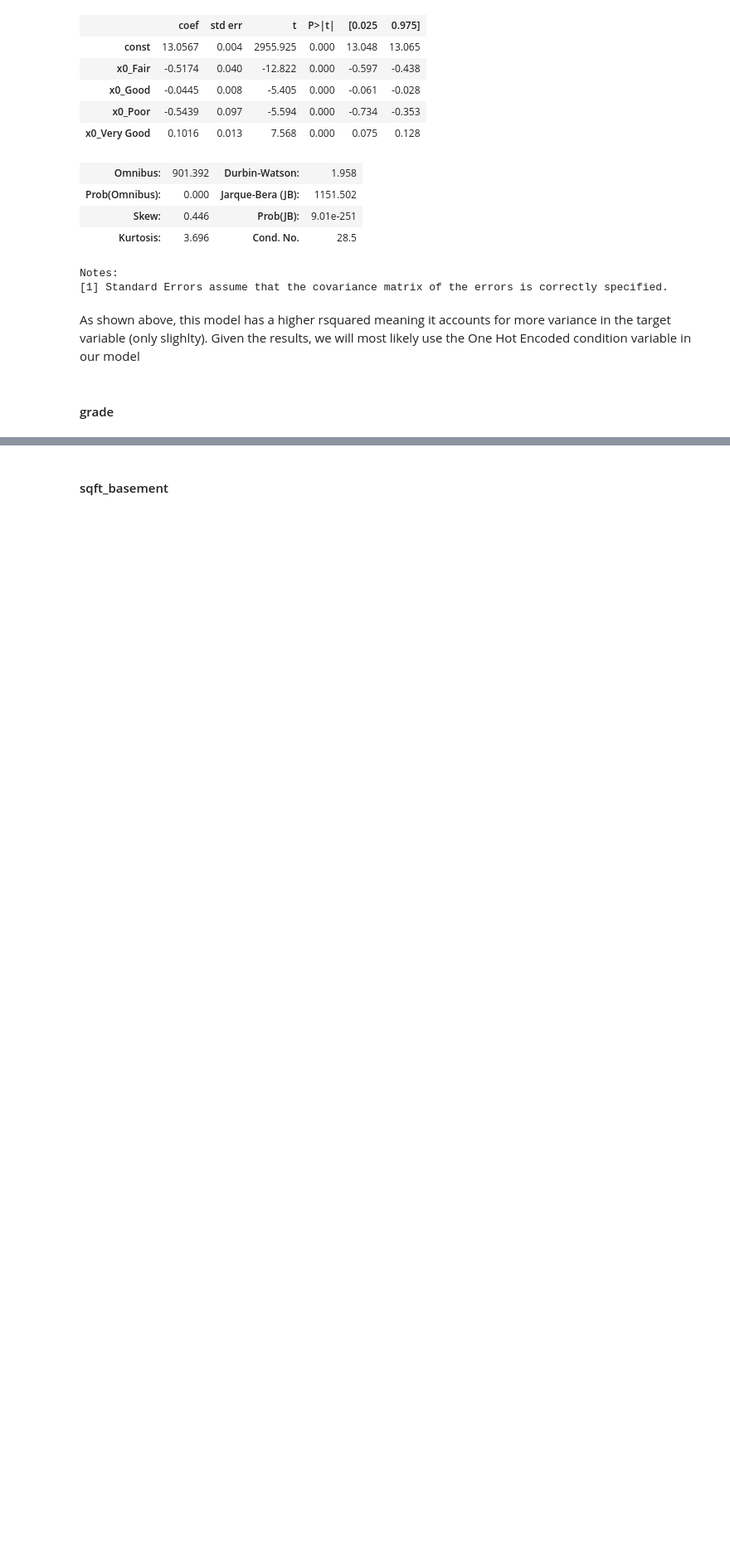
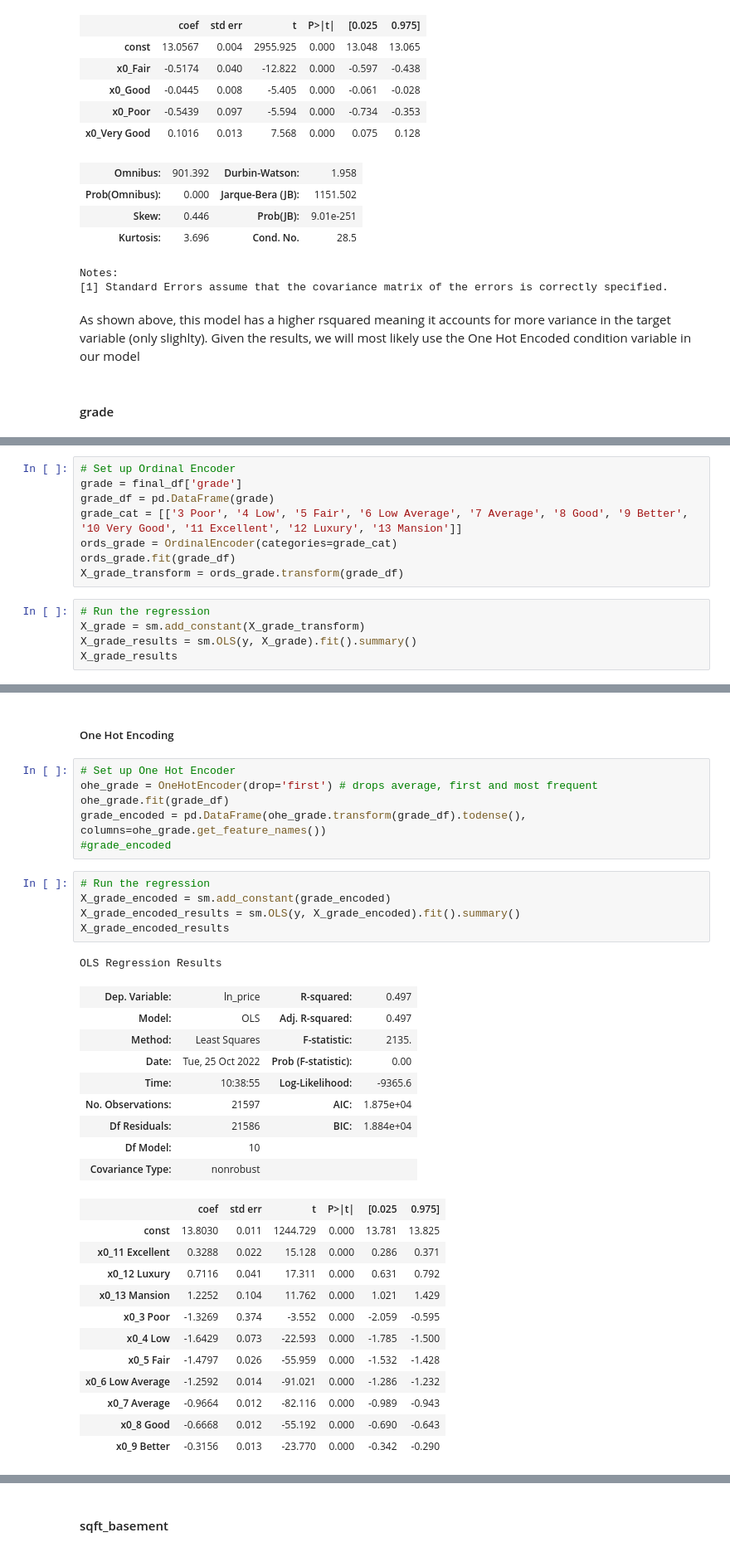
Before and after one commit to dermothethird/King_County_Housing_Project, a Jupyter notebook: Dermot_JNotebook.ipynb, the cells around one changed output, grey strips where cells are left out. Shown at 83% size. Cells and saved outputs as stored; diff of their text form; blank space fills up the shorter version.

Commit message:
Finished data prep for categorical data

```diff
--- a/Dermot_JNotebook.ipynb
+++ b/Dermot_JNotebook.ipynb
@@ -376,0 +443,13 @@ As shown above, this model has a higher rsquared meaning it accounts for more va
+# %%
+# Set up Ordinal Encoder
+grade = final_df['grade']
+grade_df = pd.DataFrame(grade)
+grade_cat = [['3 Poor', '4 Low', '5 Fair', '6 Low Average', '7 Average', '8 Good', '9 Better', '10 Very Good', '11 Excellent', '12 Luxury', '13 Mansion']]
+ords_grade = OrdinalEncoder(categories=grade_cat)
+ords_grade.fit(grade_df)
+X_grade_transform = ords_grade.transform(grade_df)
+# %%
+# Run the regression
+X_grade = sm.add_constant(X_grade_transform)
+X_grade_results = sm.OLS(y, X_grade).fit().summary()
+X_grade_results
@@ -376,0 +478,36 @@ As shown above, this model has a higher rsquared meaning it accounts for more va
+# %% [markdown]
+##### One Hot Encoding
+# %%
+# Set up One Hot Encoder
+ohe_grade = OneHotEncoder(drop='first') # drops average, first and most frequent
+ohe_grade.fit(grade_df)
+grade_encoded = pd.DataFrame(ohe_grade.transform(grade_df).todense(), columns=ohe_grade.get_feature_names())
+#grade_encoded
+# %%
+# Run the regression
+X_grade_encoded = sm.add_constant(grade_encoded)
+X_grade_encoded_results = sm.OLS(y, X_grade_encoded).fit().summary()
+X_grade_encoded_results
+# %% [output]
+OLS Regression Results
+| Dep. Variable: | ln_price | R-squared: | 0.497 |
+| Model: | OLS | Adj. R-squared: | 0.497 |
+| Method: | Least Squares | F-statistic: | 2135. |
+| Date: | Tue, 25 Oct 2022 | Prob (F-statistic): | 0.00 |
+| Time: | 10:38:55 | Log-Likelihood: | -9365.6 |
+| No. Observations: | 21597 | AIC: | 1.875e+04 |
+| Df Residuals: | 21586 | BIC: | 1.884e+04 |
+| Df Model: | 10 |  |  |
+| Covariance Type: | nonrobust |  |  |
+|  | coef | std err | t | P>|t| | [0.025 | 0.975] |
+| const | 13.8030 | 0.011 | 1244.729 | 0.000 | 13.781 | 13.825 |
+| x0_11 Excellent | 0.3288 | 0.022 | 15.128 | 0.000 | 0.286 | 0.371 |
+| x0_12 Luxury | 0.7116 | 0.041 | 17.311 | 0.000 | 0.631 | 0.792 |
+| x0_13 Mansion | 1.2252 | 0.104 | 11.762 | 0.000 | 1.021 | 1.429 |
+| x0_3 Poor | -1.3269 | 0.374 | -3.552 | 0.000 | -2.059 | -0.595 |
+| x0_4 Low | -1.6429 | 0.073 | -22.593 | 0.000 | -1.785 | -1.500 |
+| x0_5 Fair | -1.4797 | 0.026 | -55.959 | 0.000 | -1.532 | -1.428 |
+| x0_6 Low Average | -1.2592 | 0.014 | -91.021 | 0.000 | -1.286 | -1.232 |
+| x0_7 Average | -0.9664 | 0.012 | -82.116 | 0.000 | -0.989 | -0.943 |
+| x0_8 Good | -0.6668 | 0.012 | -55.192 | 0.000 | -0.690 | -0.643 |
+| x0_9 Better | -0.3156 | 0.013 | -23.770 | 0.000 | -0.342 | -0.290 |
```
Also changed, not shown: parts of 24 cells of this notebook.
